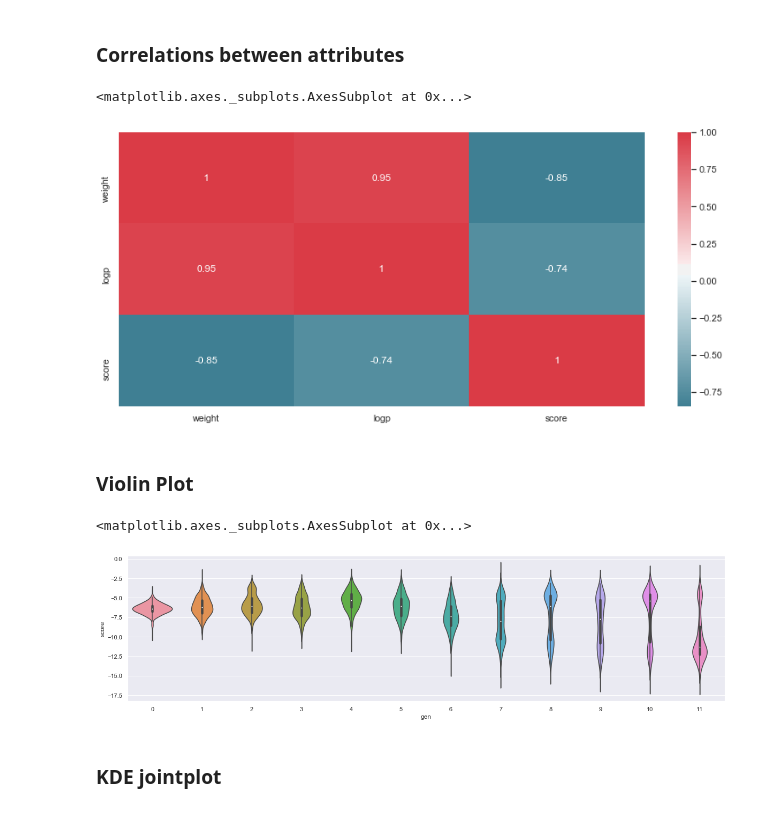
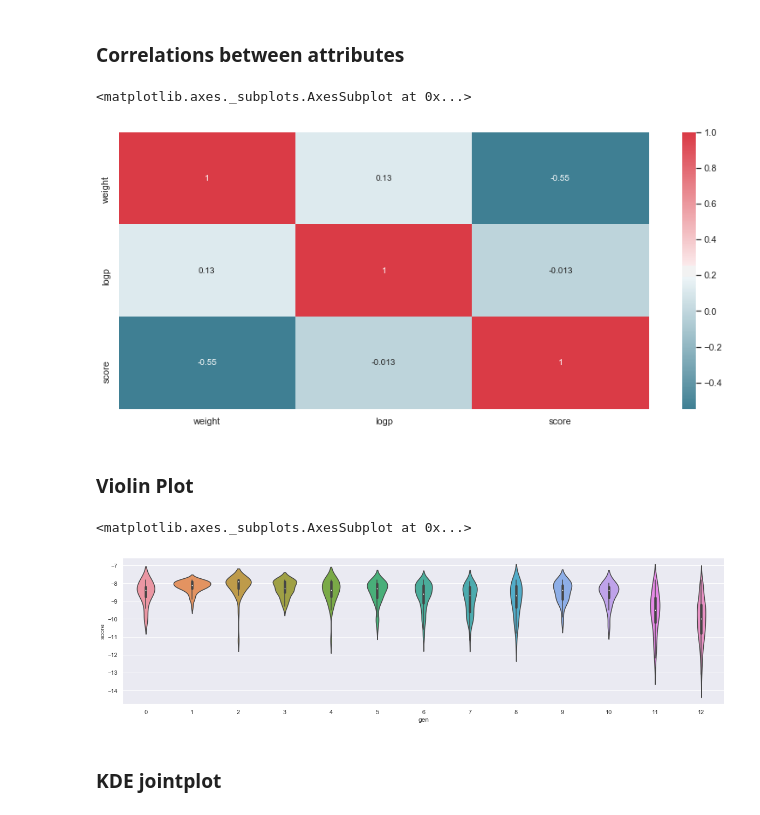
Before and after one commit to forkwell-io/fch-drug-discovery, a Jupyter notebook: Final Results.ipynb, the cells around one changed output. Drawn from its saved outputs; the diff is of its cells as text; code cells hidden in the pictures.

Commit message:
Add result of generation 12 , 13, and final molecule

```diff
--- a/Final Results.ipynb
+++ b/Final Results.ipynb
@@ -13,7 +13,7 @@ import rdkit.Chem.PropertyMol
 # %%
 # './generations/master_results_table_gen10.csv'
 
-final = pd.read_csv('./generations/master_results_table_gen11.csv',sep=',')
+final = pd.read_csv('./generations/master_results_table_gen12.csv',sep=',')
 final = final.sort_values('score', ascending=True)
 print(final.shape)
 final.head()
@@ -42,11 +42,11 @@ final_max.head()
 final_joined = pd.merge(final_max, final, on=['smile','gen'], suffixes=('_old','_new'), how='left')
 
 # final_joined = final_joined[(final_joined['score_new'] <= -15.0) & (final_joined['weight'] < 900)]
-final_joined = final_joined[(final_joined['score_new'] <= -12.0) & (final_joined['logp']<5)]
+final_joined = final_joined[(final_joined['score_new'] <= -7.8) & (final_joined['logp']<5)]
 
 final_joined['score'] = final_joined['score_new']
 final_joined = final_joined.drop('score_old', axis=1)
 final_joined = final_joined.drop('score_new', axis=1)
 print(final_joined.shape)
-final_joined.head(30)
+final_joined.head(5)
 # %% [output]
@@ -220,11 +377,11 @@ sns.lmplot(x="gen",y="score", data=final, hue="edible")
 # Set the width and height of the figure
 plt.figure(figsize=(14,6))
 
-final.dropna()
-final = final[final.score != 99.9]
-final_max = final.groupby('gen')["score"].max()
-final_min = final.groupby('gen')["score"].min()
-final_mean = final.groupby('gen')['score'].mean()
+final_joined.dropna()
+final_joined = final_joined[final_joined.score != 99.9]
+final_max = final_joined.groupby('gen')["score"].max()
+final_min = final_joined.groupby('gen')["score"].min()
+final_mean = final_joined.groupby('gen')['score'].mean()
 
 sns.lineplot(data=final_max, label="max")
 sns.lineplot(data=final_mean, label="mean")
@@ -241,11 +398,11 @@ Text(0.5, 0, 'gen')
 # Set the width and height of the figure
 plt.figure(figsize=(14,6))
 
-final.dropna()
-final = final[final.score != 99.9]
-logP_max = final.groupby('gen')["logp"].max()
-logP_min = final.groupby('gen')["logp"].min()
-logP_mean = final.groupby('gen')['logp'].mean()
+final_joined.dropna()
+final_joined = final_joined[final_joined.score != 99.9]
+logP_max = final_joined.groupby('gen')["logp"].max()
+logP_min = final_joined.groupby('gen')["logp"].min()
+logP_mean = final_joined.groupby('gen')['logp'].mean()
 
 sns.lineplot(data=logP_max, label="max")
 sns.lineplot(data=logP_mean, label="mean")
@@ -358,19 +454,19 @@ sns.distplot(gen10_dist[['logp']], hist=False, rug=True, label="gen10")
 ### Correlations between attributes
 # %%
 plt.figure(figsize=(14,6))
-corr = final.loc[:,final.dtypes == 'float64'].corr()
+corr = final_joined.loc[:,final_joined.dtypes == 'float64'].corr()
 sns.heatmap(corr, xticklabels=corr.columns, annot=True, yticklabels=corr.columns, cmap=sns.diverging_palette(220, 10, as_cmap=True))
 # %% [output]
 <matplotlib.axes._subplots.AxesSubplot at 0x...>
-[figure, old version]
+[figure, new version]
 # %% [markdown]
 ### Violin Plot
 # %%
 plt.figure(figsize=(20,5))
-sns.violinplot(x="gen", y="score", data=final)
+sns.violinplot(x="gen", y="score", data=final_joined)
 # %% [output]
 <matplotlib.axes._subplots.AxesSubplot at 0x...>
-[figure, old version]
+[figure, new version]
 # %% [markdown]
 ### KDE jointplot
 # %%
```
Also changed, not shown: parts of 40 cells of this notebook, 8 other files.
